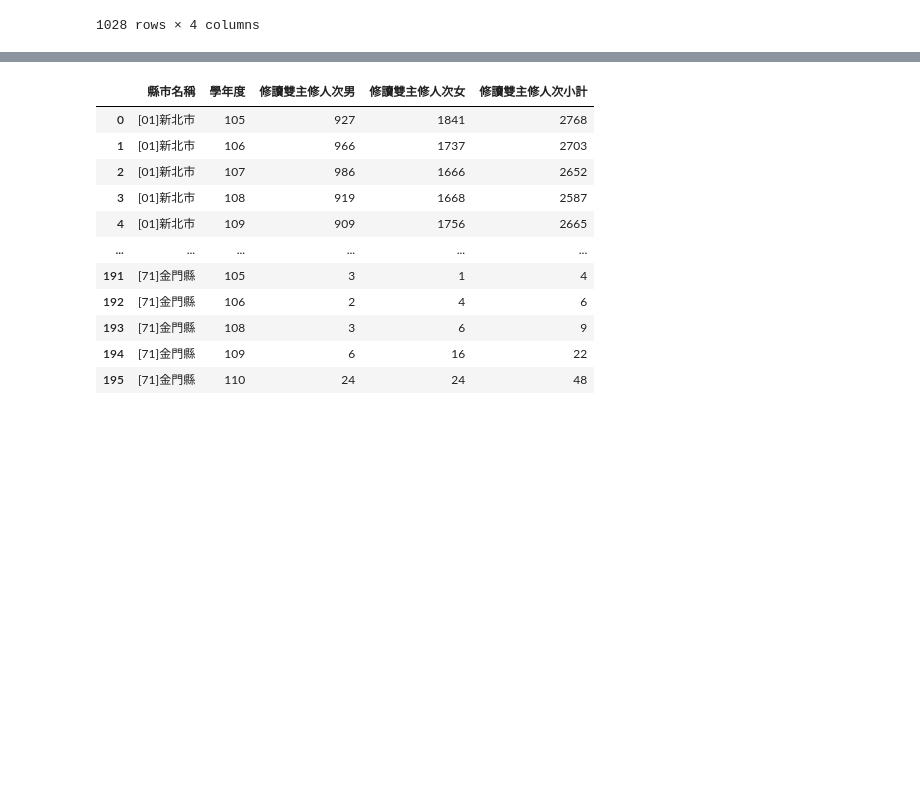
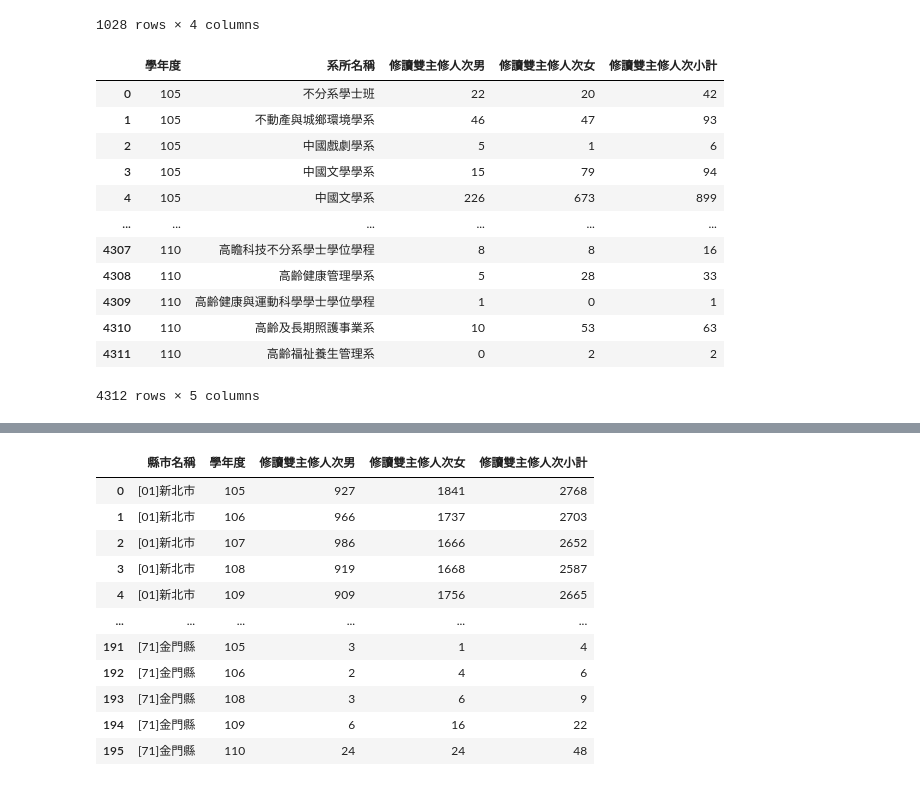
Before and after one commit to Memory-HuiYi/LAT, a Jupyter notebook: HW01/HW01.ipynb, the cells around one changed output, grey strips where cells are left out. Cells and saved outputs as stored; diff of their text form; code cells hidden in the pictures; blank space fills up the shorter version.

```diff
--- a/HW01/HW01.ipynb
+++ b/HW01/HW01.ipynb
@@ -147,3 +149,21 @@ department
 | 1026 | 高齡及長期照護事業系 | 123 | 297 | 420 |
 | 1027 | 高齡福祉養生管理系 | 0 | 2 | 2 |
 1028 rows × 4 columns
+# %%
+#各科系雙主修趨勢
+departmentyear = df[['學年度', '系所名稱', '修讀雙主修人次男', '修讀雙主修人次女', '修讀雙主修人次小計']].groupby(['學年度', '系所名稱']).sum().reset_index()
+departmentyear
+# %% [output]
+|  | 學年度 | 系所名稱 | 修讀雙主修人次男 | 修讀雙主修人次女 | 修讀雙主修人次小計 |
+| 0 | 105 | 不分系學士班 | 22 | 20 | 42 |
+| 1 | 105 | 不動產與城鄉環境學系 | 46 | 47 | 93 |
+| 2 | 105 | 中國戲劇學系 | 5 | 1 | 6 |
+| 3 | 105 | 中國文學學系 | 15 | 79 | 94 |
+| 4 | 105 | 中國文學系 | 226 | 673 | 899 |
+| ... | ... | ... | ... | ... | ... |
+| 4307 | 110 | 高瞻科技不分系學士學位學程 | 8 | 8 | 16 |
+| 4308 | 110 | 高齡健康管理學系 | 5 | 28 | 33 |
+| 4309 | 110 | 高齡健康與運動科學學士學位學程 | 1 | 0 | 1 |
+| 4310 | 110 | 高齡及長期照護事業系 | 10 | 53 | 63 |
+| 4311 | 110 | 高齡福祉養生管理系 | 0 | 2 | 2 |
+4312 rows × 5 columns
```
Also changed, not shown: parts of 5 cells of this notebook.
